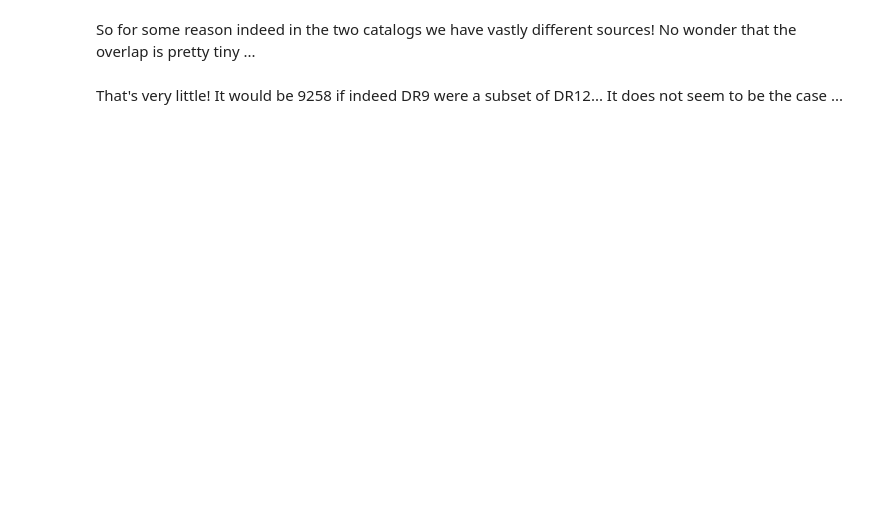
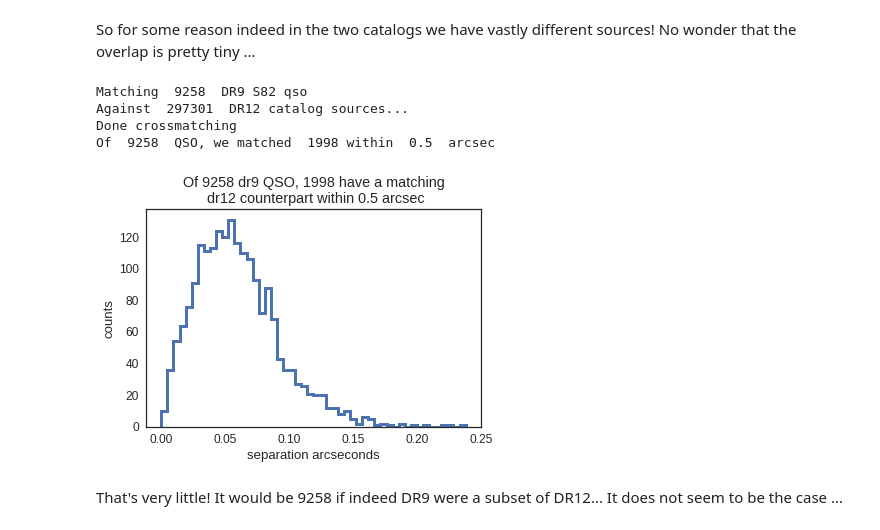
Before and after one commit to dirac-institute/uw-astr598-w18, a Jupyter notebook: homeworks/group2/HW_2/HW2-part2_group2.ipynb, the cells around one changed output. Saved outputs shown, nothing was run; the diff lists cells and outputs as text; code cells hidden in the pictures; blank space fills up the shorter version.

```diff
--- a/homeworks/group2/HW_2/HW2-part2_group2.ipynb
+++ b/homeworks/group2/HW_2/HW2-part2_group2.ipynb
@@ -392,37 +397,43 @@ print('Against ', len(dr12), ' DR12 catalog sources...')
 
 coords1 = SkyCoord(ra = dr9['raW']*u.degree,
                    dec=dr9['dec']*u.degree)
 coords2 = SkyCoord(ra = dr12['RA_W']*u.degree,
                    dec= dr12['DEC']*u.degree)
 
 # this is matching HLC to NSC, so that indices are into NSC catalog
 # makes sense in this case since the NSC catalog is bigger than HLC here
 idx, d2d, d3d = coords1.match_to_catalog_sky(coords2)
 print('Done crossmatching')
 
 # object separation is an object with units,
 # I add that as a column so that one can
 # select based on separation to the nearest matching object
-qso = hstack([dr9, dr12[idx]], table_names = ['dr9', 'dr12'])
-qso['sep_2d_arcsec'] = d2d.arcsec
+dr9_12 = hstack([dr9, dr12[idx]], table_names = ['dr9', 'dr12'])
+dr9_12['sep_2d_arcsec'] = d2d.arcsec
 
 %matplotlib inline
 # plot the separation , select only good matches :
-x = qso['sep_2d_arcsec']
+x = dr9_12['sep_2d_arcsec']
 plt.hist( x[x<0.5],histtype='step', bins=50, lw=3)
 plt.xlabel('separation arcseconds')
 plt.ylabel('counts')
 
 
 # Choose separation, and select only those object that have a nearest neighbor
 # from the DB12 catalog within this radius ...
 sep = 0.5
-matched = qso['sep_2d_arcsec'] < sep
-qsos =  qso[matched]
+matched = dr9_12['sep_2d_arcsec'] < sep
+dr9_12_matched =  dr9_12[matched]
 print('Of ', len(matched), ' QSO, we matched ', np.sum(matched), 'within ',sep,' arcsec')
 
 plt.title('Of '+str(len(matched))+' dr9 QSO, '+ str(np.sum(matched))+
          ' have a matching\n dr12 counterpart within '+str(sep)+' arcsec')
 plt.savefig('hw2_2c_dr9_dr12_matching_qso.png', bbox_inches='tight')
+# %% [output]
+Matching  9258  DR9 S82 qso
+Against  297301  DR12 catalog sources...
+Done crossmatching
+Of  9258  QSO, we matched  1998 within  0.5  arcsec
+[figure, added]
 # %% [markdown]
 That's very little! It would be 9258 if indeed DR9 were a subset of DR12... It does not seem to be the case ...
```
Also changed, not shown: parts of 42 cells of this notebook.
